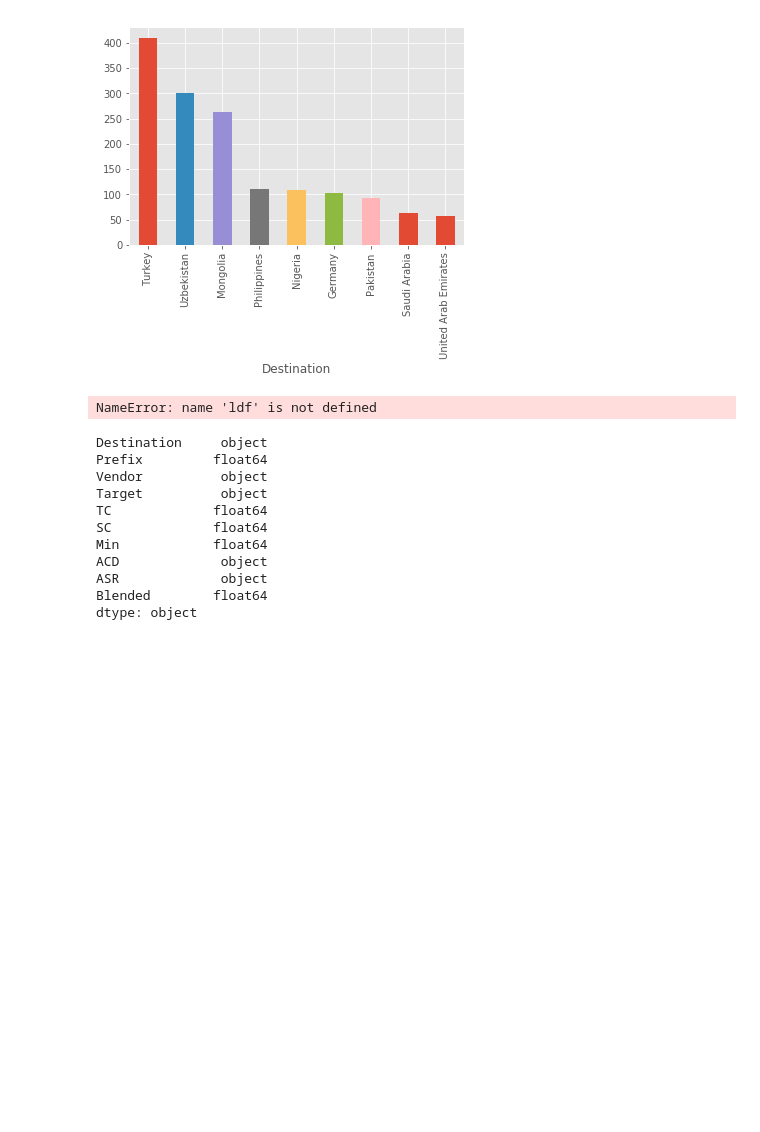
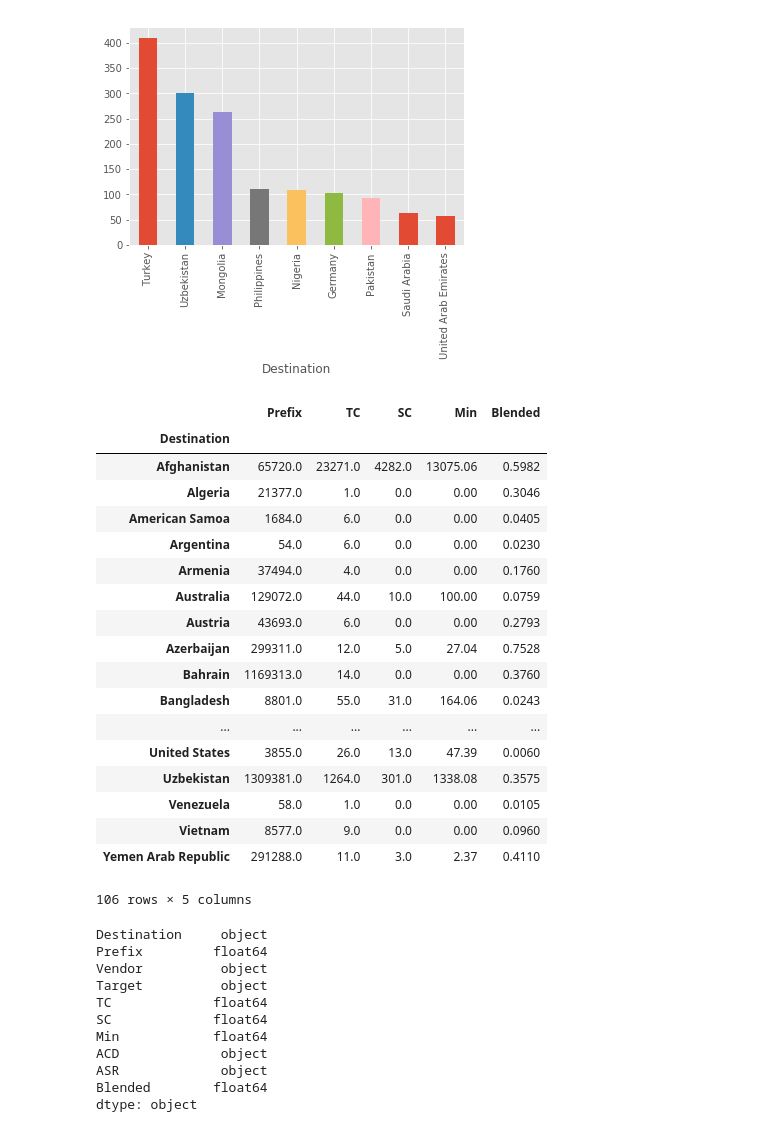
Before and after one commit to iKlotho/very, a Jupyter notebook: aria-py/Untitled.ipynb, the cells around one changed output. Cells and saved outputs as stored; diff of their text form; code cells hidden in the pictures; blank space fills up the shorter version.

```diff
--- a/aria-py/Untitled.ipynb
+++ b/aria-py/Untitled.ipynb
@@ -63,10 +90,28 @@ top10_sc.plot(kind="bar",stacked=True)
 # %% [output]
 <matplotlib.axes._subplots.AxesSubplot at 0x...>
 [figure]
-# %%
-pd.to_numeric(ldf)
-# %% [output]
-NameError: name 'ldf' is not defined
+# %%
+ df.groupby(["Destination"]).sum()
+# %% [output]
+|  | Prefix | TC | SC | Min | Blended |
+| Destination |  |  |  |  |  |
+| Afghanistan | 65720.0 | 23271.0 | 4282.0 | 13075.06 | 0.5982 |
+| Algeria | 21377.0 | 1.0 | 0.0 | 0.00 | 0.3046 |
+| American Samoa | 1684.0 | 6.0 | 0.0 | 0.00 | 0.0405 |
+| Argentina | 54.0 | 6.0 | 0.0 | 0.00 | 0.0230 |
+| Armenia | 37494.0 | 4.0 | 0.0 | 0.00 | 0.1760 |
+| Australia | 129072.0 | 44.0 | 10.0 | 100.00 | 0.0759 |
+| Austria | 43693.0 | 6.0 | 0.0 | 0.00 | 0.2793 |
+| Azerbaijan | 299311.0 | 12.0 | 5.0 | 27.04 | 0.7528 |
+| Bahrain | 1169313.0 | 14.0 | 0.0 | 0.00 | 0.3760 |
+| Bangladesh | 8801.0 | 55.0 | 31.0 | 164.06 | 0.0243 |
+| ... | ... | ... | ... | ... | ... |
+| United States | 3855.0 | 26.0 | 13.0 | 47.39 | 0.0060 |
+| Uzbekistan | 1309381.0 | 1264.0 | 301.0 | 1338.08 | 0.3575 |
+| Venezuela | 58.0 | 1.0 | 0.0 | 0.00 | 0.0105 |
+| Vietnam | 8577.0 | 9.0 | 0.0 | 0.00 | 0.0960 |
+| Yemen Arab Republic | 291288.0 | 11.0 | 3.0 | 2.37 | 0.4110 |
+106 rows × 5 columns
 # %%
 ldf.to_n
 # %% [output]
```
Also changed, not shown: parts of 8 cells of this notebook, 4 other files.
